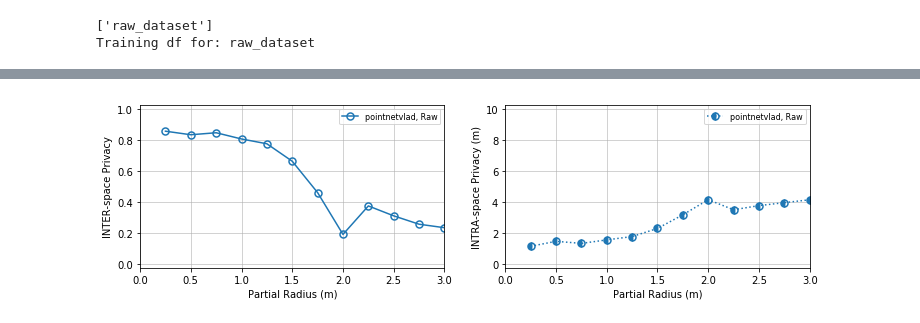
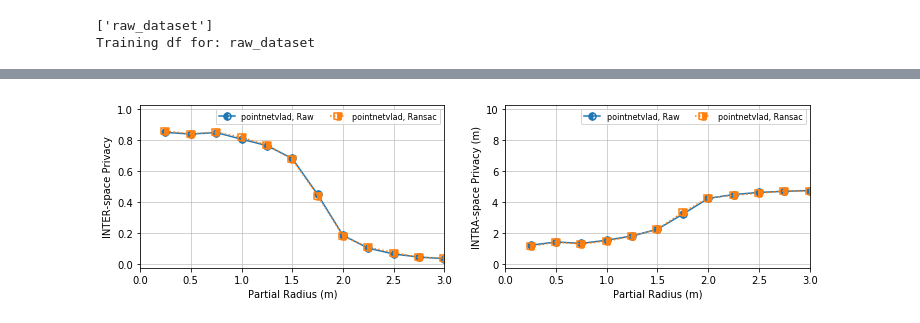
Before and after one commit to spatial-privacy/3d-spatial-privacy, a Jupyter notebook: 03-one-time-partial-pointnetvlad.ipynb, the cells around one changed output, grey strips where cells are left out. Cells and saved outputs as stored; diff of their text form; code cells hidden in the pictures.

Commit message:
Updated pointnetvlad handling.

```diff
--- a/03-one-time-partial-pointnetvlad.ipynb
+++ b/03-one-time-partial-pointnetvlad.ipynb
@@ -139,4 +195,5 @@ Average 1\%-recall: 86.11111111111111
 # %%
+pickle_file = 'partial_results.pickle'
 
 try:
     with open(RESULTS_FOLDER + pickle_file,'rb') as pickle_output:
@@ -154,6 +211,25 @@ for radius, recall, intra_dist in results_pickle:
     ])
 
 pointnetvlad = np.asarray(pointnetvlad)
+
+pickle_file = 'raw_partial_results.pickle'
+
+try:
+    with open(RESULTS_FOLDER + pickle_file,'rb') as pickle_output:
+        results_pickle = pickle.load(pickle_output)
+except:
+    print("No results.")
+
+pointnetvlad_raw = []
+
+for radius, recall, intra_dist in results_pickle:
+    pointnetvlad_raw.append([
+        radius,
+        recall[0],
+        intra_dist[0]
+    ])
+
+pointnetvlad_raw = np.asarray(pointnetvlad_raw)
 # %%
 fig=plt.figure(figsize=(12, 3))
 
@@ -171,40 +247,57 @@ linewidth = 1.5
 
 
 ax1.plot(
+    pointnetvlad_raw[:,0],
+    pointnetvlad_raw[:,1],
+    "-o",
+    linewidth = linewidth,fillstyle = 'left',
+    mew = linewidth,markersize = markersize,
+    label = "pointnetvlad, Raw"
+)
+
+ax1.plot(
     pointnetvlad[:,0],
     pointnetvlad[:,1],
-    "-o",
-    linewidth = linewidth,fillstyle = 'none',
+    ":s",
+    linewidth = linewidth,fillstyle = 'right',
     mew = linewidth,markersize = markersize,
-    label = "pointnetvlad, Raw"
+    label = "pointnetvlad, Ransac"
 )
 
 ax1.legend(loc = "upper right", ncol = 2, fontsize = 8);
 
 ax2 = fig.add_subplot(122)
 
 ax2.grid(alpha = 0.7)
 ax2.set_ylim(-0.25,10.25)
 ax2.set_xlim(0,3)
 
 ax2.set_ylabel("INTRA-space Privacy (m)")
 ax2.set_xlabel("Partial Radius (m)")
 #ax2.set_yticklabels(fontsize = 16)
 #ax2.set_xticklabels(fontsize = 16)
 
 #plt.minorticks_on()
 
 ax2.plot(
-    pointnetvlad[:,0],
-    pointnetvlad[:,2],
-    ":o",
+    pointnetvlad_raw[:,0],
+    pointnetvlad_raw[:,2],
+    "-o",
     linewidth = linewidth,fillstyle = 'left',
     mew = linewidth,markersize = markersize,
     label = "pointnetvlad, Raw"
+)
+ax2.plot(
+    pointnetvlad[:,0],
+    pointnetvlad[:,2],
+    ":s",
+    linewidth = linewidth,fillstyle = 'right',
+    mew = linewidth,markersize = markersize,
+    label = "pointnetvlad, Ransac"
 )
 
 ax2.legend(loc = "upper right", ncol = 2, fontsize = 8);
 
 #plt.savefig('arcore_results/partials-radius-pointnetvlad-jittered.png', format='png', dpi=300,bbox_inches = 'tight')
 # %% [output]
-[figure, old version]
+[figure, new version]
```
Also changed, not shown: parts of 6 cells of this notebook, 1 other file.
